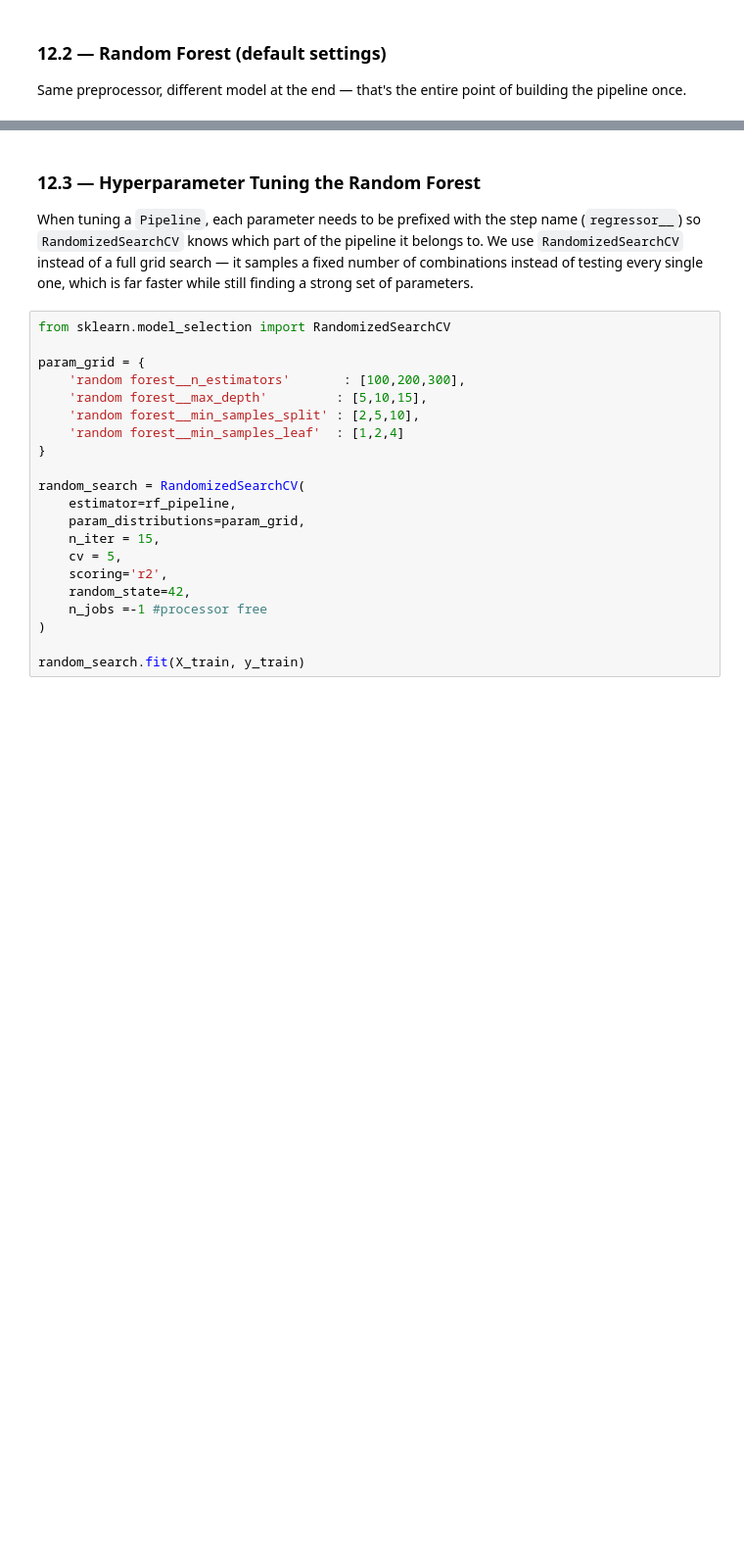
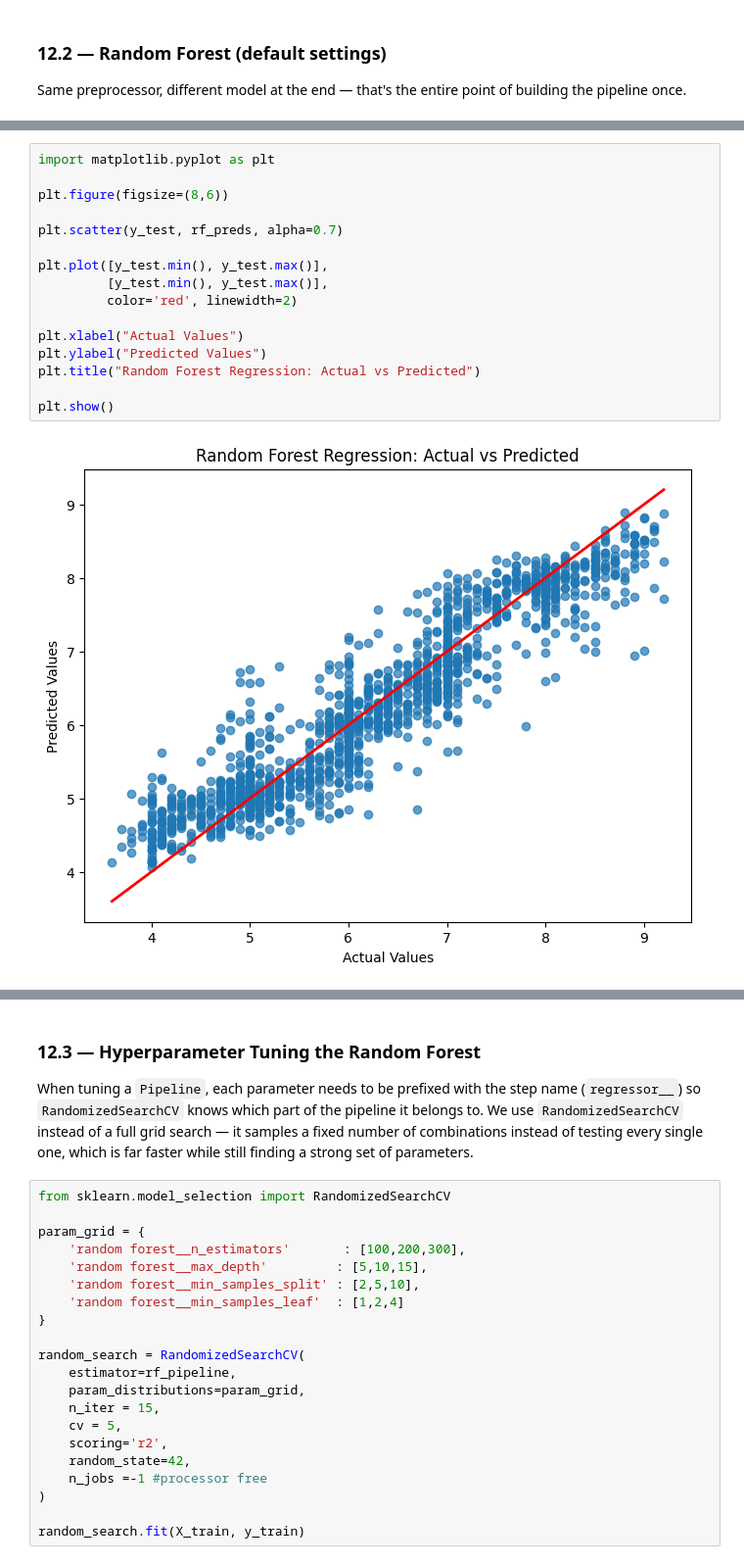
Before and after one commit to so8-ham/Menal-helth-prediction, a Jupyter notebook: ML_Project.ipynb, the cells around one changed output, grey strips where cells are left out. Shown at 98% size. Cells and saved outputs as stored; diff of their text form; blank space fills up the shorter version.

```diff
--- a/ML_Project.ipynb
+++ b/ML_Project.ipynb
@@ -464,0 +522,18 @@ MAE : 0.34722113333333343
+# %%
+import matplotlib.pyplot as plt
+
+plt.figure(figsize=(8,6))
+
+plt.scatter(y_test, rf_preds, alpha=0.7)
+
+plt.plot([y_test.min(), y_test.max()],
+         [y_test.min(), y_test.max()],
+         color='red', linewidth=2)
+
+plt.xlabel("Actual Values")
+plt.ylabel("Predicted Values")
+plt.title("Random Forest Regression: Actual vs Predicted")
+
+plt.show()
+# %% [output]
+[figure, added]
```
Also changed, not shown: parts of 11 cells of this notebook, 1 other file.
